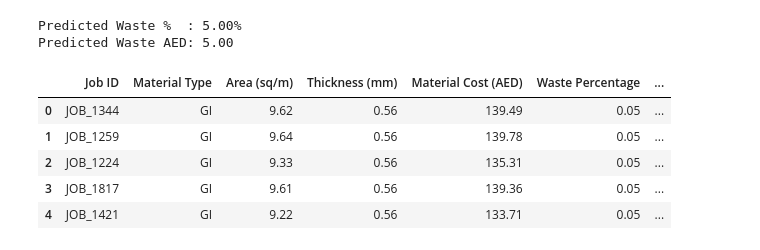
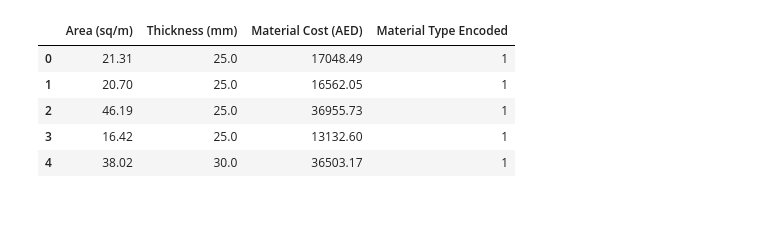
Before and after one commit to ofimikfra/CSCI323-Project, a Jupyter notebook: knn_model.ipynb, the cells around one changed output. Cells and saved outputs as stored; diff of their text form; code cells hidden in the pictures; blank space fills up the shorter version.

```diff
--- a/knn_model.ipynb
+++ b/knn_model.ipynb
@@ -19,13 +22,4 @@ df = pd.read_csv("data/Inventory_Waste_CompanyData.csv")
-# %%
-le = LabelEncoder()
-df["material_encoded"] = le.fit_transform(df["Material Type"])  # GI = 0, PI = 1
-df["cost_per_sqm"] = df["Material Cost (AED)"] / df["Area (sq/m)"]
-
-features = ["material_encoded", "Area (sq/m)", "Thickness (mm)", "Material Cost (AED)", "cost_per_sqm"]
-target   = "Waste Cost (AED)"
 # %%
-scaler = StandardScaler()
-X_scaled = scaler.fit_transform(df[features].values)
-
-knn = KNeighborsRegressor(n_neighbors=5, weights="distance", metric="euclidean")
-knn.fit(X_scaled, df[target].values)
+df = df.dropna()
+waste_threshold = 0.10
+df['High_Waste'] = (df['Waste Percentage'] > waste_threshold).astype(int)
@@ -59,23 +52,21 @@ def similar_jobs(new_job: dict, k: int = 5):
 # %%
-# testing job lookup
+features = ['Material Type', 'Area (sq/m)', 'Thickness (mm)', 'Material Cost (AED)']
+target = 'High_Waste'
 
-new_job = {"Material Type": "GI",
-           "Area (sq/m)": 10.0,
-           "Thickness (mm)": 20,
-           "Material Cost (AED)": 100.0}
+X = df[features].copy()
+y = df[target]
 
-similar, pred_wp, pred_wc = similar_jobs(new_job, k=5)
+label_encoder = LabelEncoder()
+X['Material Type Encoded'] = label_encoder.fit_transform(X['Material Type'])
 
-print(f"Predicted Waste %  : {pred_wp * 100:.2f}%")
-print(f"Predicted Waste AED: {pred_wc:.2f}")
-similar
+X = X.drop('Material Type', axis=1)
+
+X.head()
 # %% [output]
-Predicted Waste %  : 5.00%
-Predicted Waste AED: 5.00
-|  | Job ID | Material Type | Area (sq/m) | Thickness (mm) | Material Cost (AED) | Waste Percentage | ... |
-| 0 | JOB_1344 | GI | 9.62 | 0.56 | 139.49 | 0.05 | ... |
-| 1 | JOB_1259 | GI | 9.64 | 0.56 | 139.78 | 0.05 | ... |
-| 2 | JOB_1224 | GI | 9.33 | 0.56 | 135.31 | 0.05 | ... |
-| 3 | JOB_1817 | GI | 9.61 | 0.56 | 139.36 | 0.05 | ... |
-| 4 | JOB_1421 | GI | 9.22 | 0.56 | 133.71 | 0.05 | ... |
+|  | Area (sq/m) | Thickness (mm) | Material Cost (AED) | Material Type Encoded |
+| 0 | 21.31 | 25.0 | 17048.49 | 1 |
+| 1 | 20.70 | 25.0 | 16562.05 | 1 |
+| 2 | 46.19 | 25.0 | 36955.73 | 1 |
+| 3 | 16.42 | 25.0 | 13132.60 | 1 |
+| 4 | 38.02 | 30.0 | 36503.17 | 1 |
 # %%
```
Also changed, not shown: parts of 12 cells of this notebook, 1 other file.
